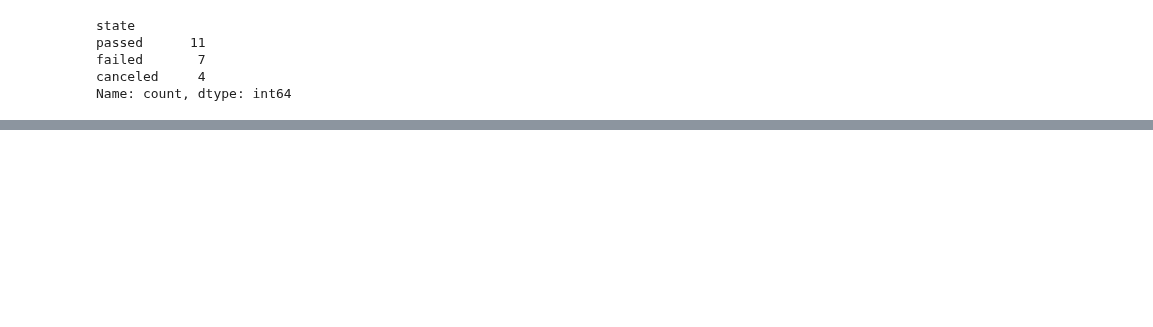
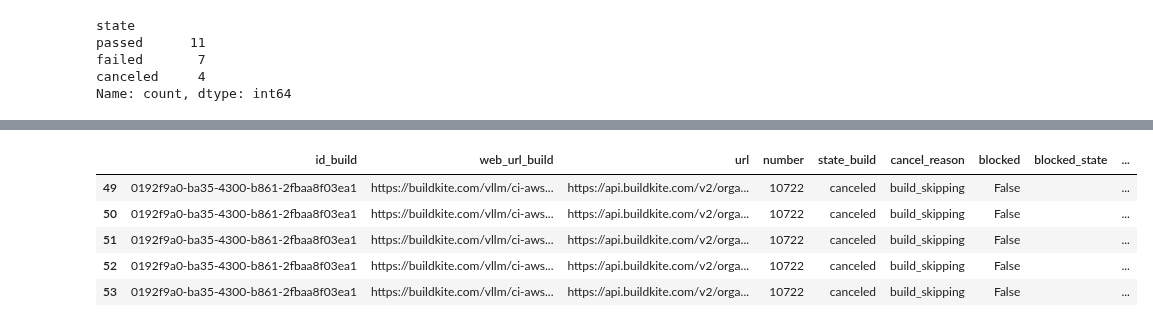
Before and after one commit to t-parry/vllm, a Jupyter notebook: .buildkite_monitor/test_api.ipynb, the cells around one changed output, grey strips where cells are left out. Saved outputs shown, nothing was run; the diff lists cells and outputs as text; code cells hidden in the pictures; blank space fills up the shorter version.

```diff
--- a/.buildkite_monitor/test_api.ipynb
+++ b/.buildkite_monitor/test_api.ipynb
@@ -177,3 +165,12 @@ def calculate_wait_time(df):
     return df
 # %%
 result_df_amd = calculate_wait_time(result_df_amd)
+# %%
+result_df_amd.head()
+# %% [output]
+|  | id_build | web_url_build | url | number | state_build | cancel_reason | blocked | blocked_state | ... |
+| 49 | 0192f9a0-ba35-4300-b861-2fbaa8f03ea1 | https://buildkite.com/vllm/ci-aws... | https://api.buildkite.com/v2/orga... | 10722 | canceled | build_skipping | False |  | ... |
+| 50 | 0192f9a0-ba35-4300-b861-2fbaa8f03ea1 | https://buildkite.com/vllm/ci-aws... | https://api.buildkite.com/v2/orga... | 10722 | canceled | build_skipping | False |  | ... |
+| 51 | 0192f9a0-ba35-4300-b861-2fbaa8f03ea1 | https://buildkite.com/vllm/ci-aws... | https://api.buildkite.com/v2/orga... | 10722 | canceled | build_skipping | False |  | ... |
+| 52 | 0192f9a0-ba35-4300-b861-2fbaa8f03ea1 | https://buildkite.com/vllm/ci-aws... | https://api.buildkite.com/v2/orga... | 10722 | canceled | build_skipping | False |  | ... |
+| 53 | 0192f9a0-ba35-4300-b861-2fbaa8f03ea1 | https://buildkite.com/vllm/ci-aws... | https://api.buildkite.com/v2/orga... | 10722 | canceled | build_skipping | False |  | ... |
```
Also changed, not shown: parts of 28 cells of this notebook, 2 other files.
